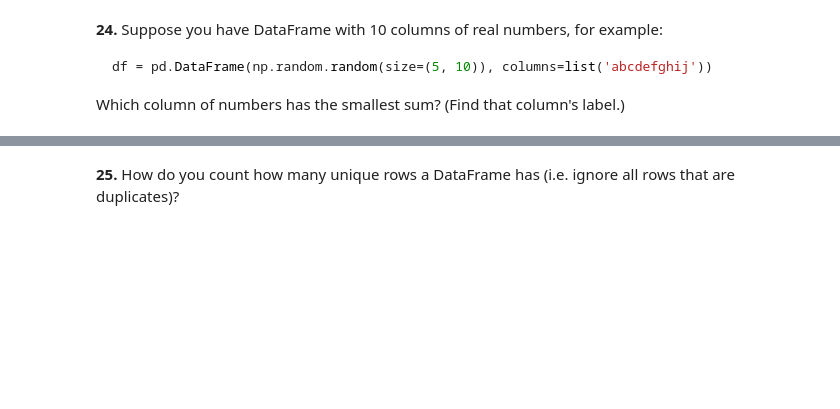
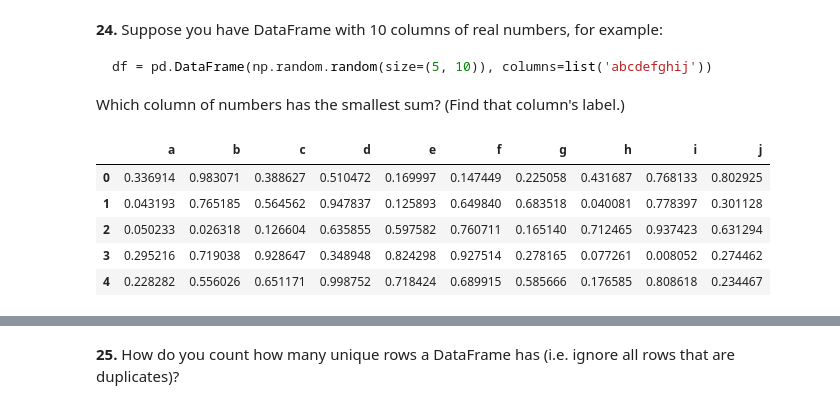
Before and after one commit to ifelseforeach/udemy-python-bootcamp, a Jupyter notebook: 03-Python-for-Data-Analysis-Pandas/100-pandas-puzzles-master/100-pandas-puzzles.ipynb, the cells around one changed output, grey strips where cells are left out. Cells and saved outputs as stored; diff of their text form; code cells hidden in the pictures; blank space fills up the shorter version.

````diff
--- a/03-Python-for-Data-Analysis-Pandas/100-pandas-puzzles-master/100-pandas-puzzles.ipynb
+++ b/03-Python-for-Data-Analysis-Pandas/100-pandas-puzzles-master/100-pandas-puzzles.ipynb
@@ -398,3 +442,13 @@ how do you subtract the row mean from each element in the row?
 df = pd.DataFrame(np.random.random(size=(5, 10)), columns=list('abcdefghij'))
 ```
 Which column of numbers has the smallest sum? (Find that column's label.)
+# %%
+df = pd.DataFrame(np.random.random(size=(5, 10)), columns=list('abcdefghij'))
+df
+# %% [output]
+|  | a | b | c | d | e | f | g | h | i | j |
+| 0 | 0.336914 | 0.983071 | 0.388627 | 0.510472 | 0.169997 | 0.147449 | 0.225058 | 0.431687 | 0.768133 | 0.802925 |
+| 1 | 0.043193 | 0.765185 | 0.564562 | 0.947837 | 0.125893 | 0.649840 | 0.683518 | 0.040081 | 0.778397 | 0.301128 |
+| 2 | 0.050233 | 0.026318 | 0.126604 | 0.635855 | 0.597582 | 0.760711 | 0.165140 | 0.712465 | 0.937423 | 0.631294 |
+| 3 | 0.295216 | 0.719038 | 0.928647 | 0.348948 | 0.824298 | 0.927514 | 0.278165 | 0.077261 | 0.008052 | 0.274462 |
+| 4 | 0.228282 | 0.556026 | 0.651171 | 0.998752 | 0.718424 | 0.689915 | 0.585666 | 0.176585 | 0.808618 | 0.234467 |
````
Also changed, not shown: parts of 12 cells of this notebook, 2 other files.
